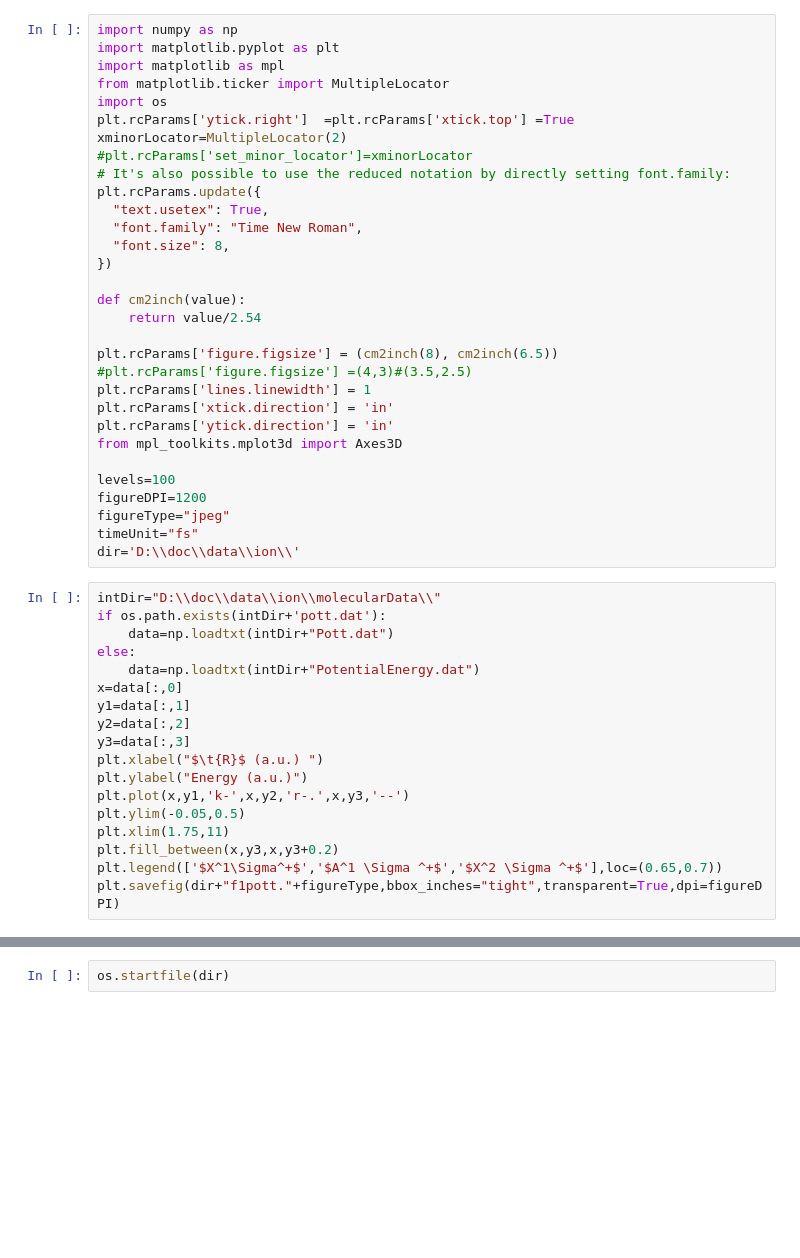
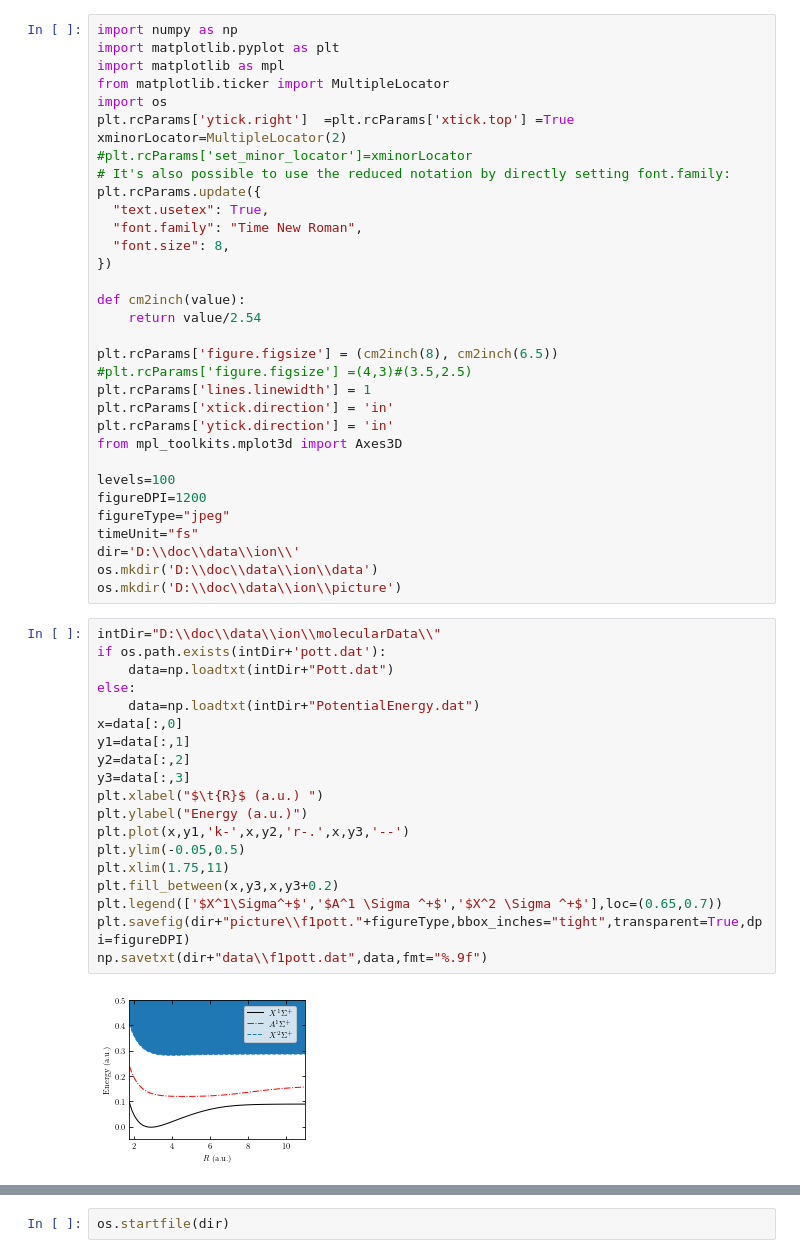
Before and after one commit to anfax/SciDataPlot, a Jupyter notebook: Python/IonPaperPlot.ipynb, the cells around one changed output, grey strips where cells are left out. Saved outputs shown, nothing was run; the diff lists cells and outputs as text; blank space fills up the shorter version.

```diff
--- a/Python/IonPaperPlot.ipynb
+++ b/Python/IonPaperPlot.ipynb
@@ -29,24 +29,29 @@ figureDPI=1200
 figureType="jpeg"
 timeUnit="fs"
 dir='D:\\doc\\data\\ion\\'
+os.mkdir('D:\\doc\\data\\ion\\data')
+os.mkdir('D:\\doc\\data\\ion\\picture')
 # %%
 intDir="D:\\doc\\data\\ion\\molecularData\\"
 if os.path.exists(intDir+'pott.dat'):
     data=np.loadtxt(intDir+"Pott.dat")
 else:
     data=np.loadtxt(intDir+"PotentialEnergy.dat")
 x=data[:,0]
 y1=data[:,1]
 y2=data[:,2]
 y3=data[:,3]
 plt.xlabel("$\t{R}$ (a.u.) ")
 plt.ylabel("Energy (a.u.)")
 plt.plot(x,y1,'k-',x,y2,'r-.',x,y3,'--')
 plt.ylim(-0.05,0.5)
 plt.xlim(1.75,11)
 plt.fill_between(x,y3,x,y3+0.2)
 plt.legend(['$X^1\Sigma^+$','$A^1 \Sigma ^+$','$X^2 \Sigma ^+$'],loc=(0.65,0.7))
-plt.savefig(dir+"f1pott."+figureType,bbox_inches="tight",transparent=True,dpi=figureDPI)
+plt.savefig(dir+"picture\\f1pott."+figureType,bbox_inches="tight",transparent=True,dpi=figureDPI)
+np.savetxt(dir+"data\\f1pott.dat",data,fmt="%.9f")
+# %% [output]
+[figure, added]
 # %%
 plt.figure(figsize=(16/2.54,13/2.54))
 plt.subplot(2,2,1)
```
Also changed, not shown: parts of 17 cells of this notebook, 4 other files.
